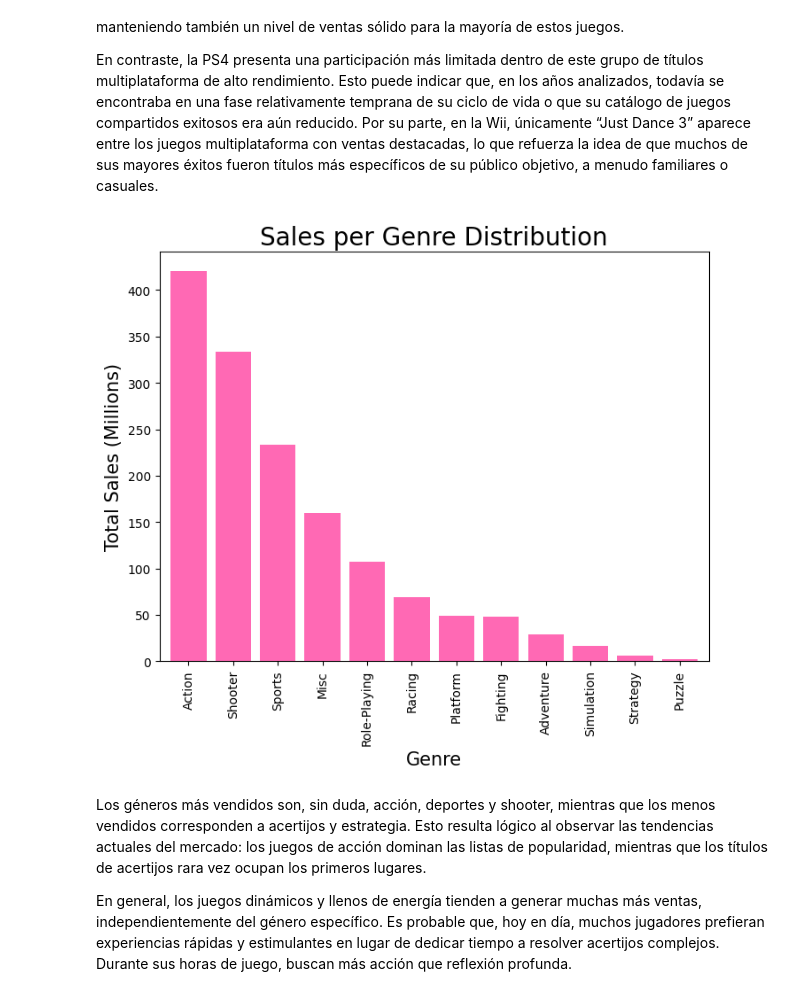
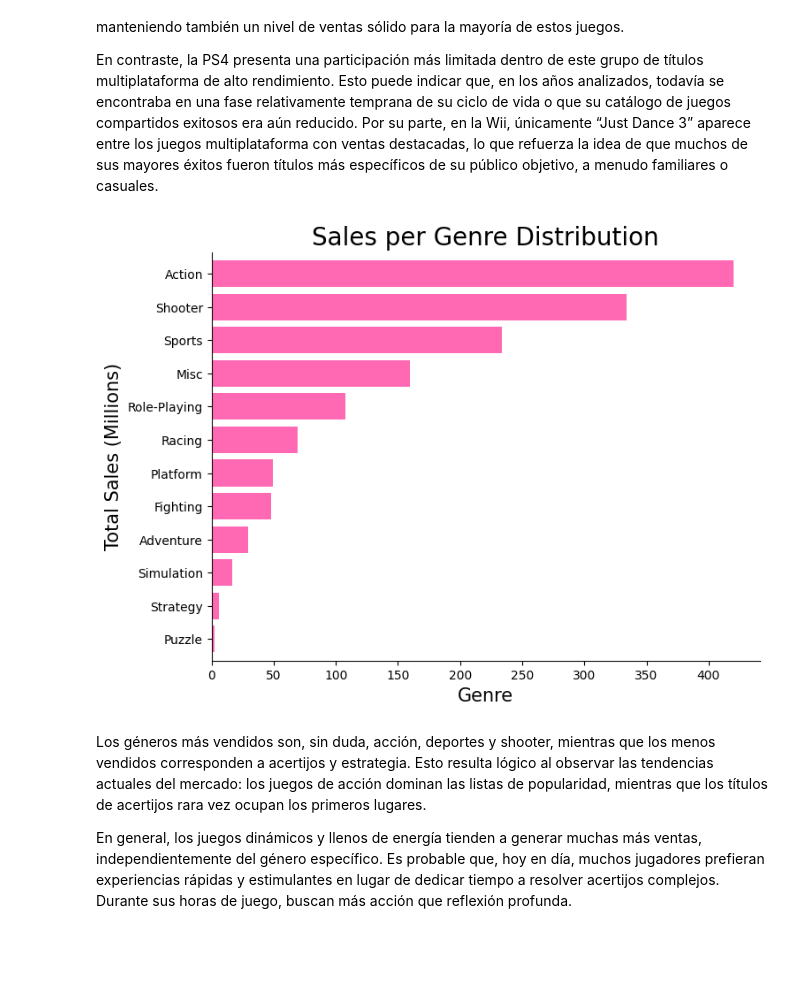
Before and after one commit to Ariexx122/videogame-sales-analysis, a Jupyter notebook: Games_analysis.ipynb, the cells around one changed output. Cells and saved outputs as stored; diff of their text form; code cells hidden in the pictures; blank space fills up the shorter version.

Commit message:
Enhancing graphs

```diff
--- a/Games_analysis.ipynb
+++ b/Games_analysis.ipynb
@@ -220,23 +220,26 @@ En contraste, la PS4 presenta una participación más limitada dentro de este gr
 # %%
 sales_per_genre = profitable_platforms_data.groupby('genre')['total_sales'].sum(
 ).reset_index().sort_values(by='total_sales', ascending=False)
 
 # plt.figure(figsize=(12,8))
 sales_per_genre.plot(
-    kind='bar',
+    kind='barh',
     x='genre',
     y='total_sales',
     color='hotpink',
     width=0.8,
     figsize=(8, 6),
 )
 plt.title('Sales per Genre Distribution', fontsize=20)
 plt.xlabel('Genre', fontsize=15)
 plt.ylabel('Total Sales (Millions)', fontsize=15)
 plt.legend().remove()
+plt.gca().invert_yaxis()
+plt.gca().spines['top'].set_visible(False)
+plt.gca().spines['right'].set_visible(False)
 plt.show()
 # %% [output]
-[figure, old version]
+[figure, new version]
 # %% [markdown]
 Los géneros más vendidos son, sin duda, acción, deportes y shooter, mientras que los menos vendidos corresponden a acertijos y estrategia. Esto resulta lógico al observar las tendencias actuales del mercado: los juegos de acción dominan las listas de popularidad, mientras que los títulos de acertijos rara vez ocupan los primeros lugares.
 
```
